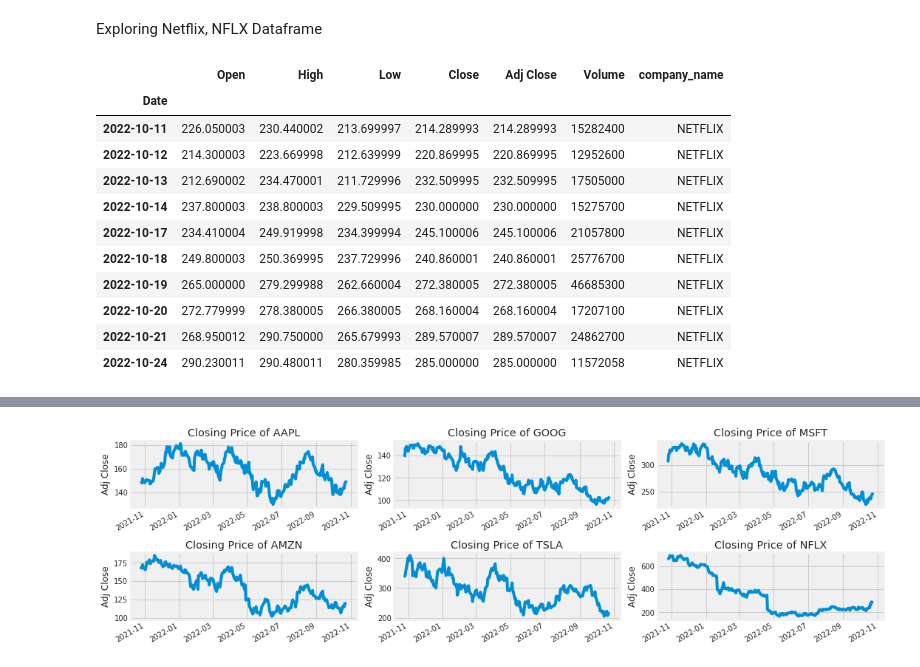
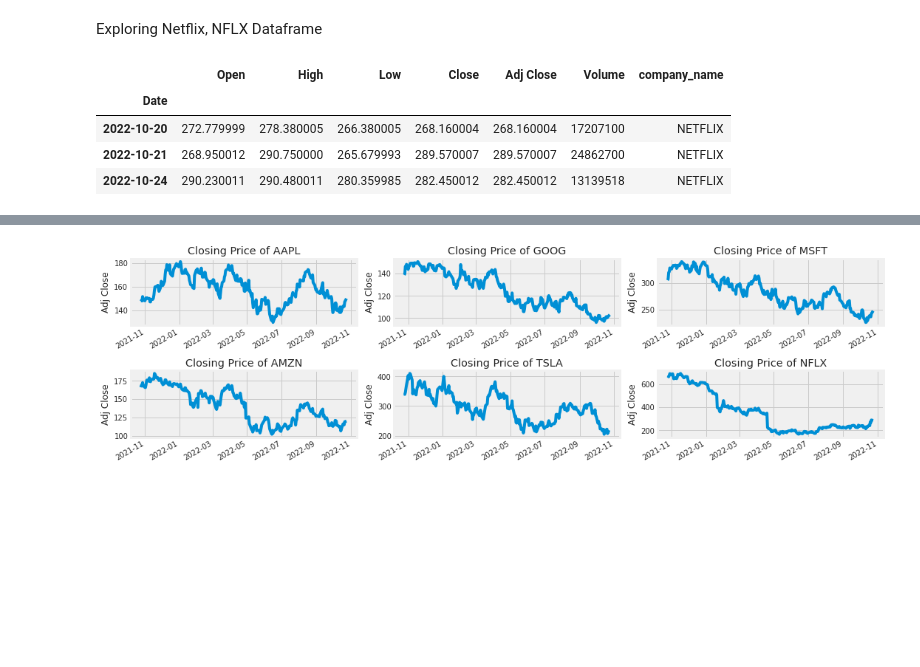
Before and after one commit to ChukwukaE/TAANG, a Jupyter notebook: stock_analysis_and_prediction_using_lstm.ipynb, the cells around one changed output, grey strips where cells are left out. Saved outputs shown, nothing was run; the diff lists cells and outputs as text; code cells hidden in the pictures; blank space fills up the shorter version.

```diff
--- a/stock_analysis_and_prediction_using_lstm.ipynb
+++ b/stock_analysis_and_prediction_using_lstm.ipynb
@@ -75,25 +61,18 @@ Exploring Netflix, NFLX Dataframe
 # %%
 company_list = [AAPL, GOOG, MSFT, AMZN, TSLA, NFLX]
 company_name = ["APPLE", "GOOGLE", "MICROSOFT", "AMAZON", 'TESLA','NETFLIX']
 
 for company, com_name in zip(company_list, company_name):
     company["company_name"] = com_name
 
 df = pd.concat(company_list, axis=0)
-df.tail(10)
+df.tail(3)
 # %% [output]
 |  | Open | High | Low | Close | Adj Close | Volume | company_name |
 | Date |  |  |  |  |  |  |  |
-| 2022-10-11 | 226.050003 | 230.440002 | 213.699997 | 214.289993 | 214.289993 | 15282400 | NETFLIX |
-| 2022-10-12 | 214.300003 | 223.669998 | 212.639999 | 220.869995 | 220.869995 | 12952600 | NETFLIX |
-| 2022-10-13 | 212.690002 | 234.470001 | 211.729996 | 232.509995 | 232.509995 | 17505000 | NETFLIX |
-| 2022-10-14 | 237.800003 | 238.800003 | 229.509995 | 230.000000 | 230.000000 | 15275700 | NETFLIX |
-| 2022-10-17 | 234.410004 | 249.919998 | 234.399994 | 245.100006 | 245.100006 | 21057800 | NETFLIX |
-| 2022-10-18 | 249.800003 | 250.369995 | 237.729996 | 240.860001 | 240.860001 | 25776700 | NETFLIX |
-| 2022-10-19 | 265.000000 | 279.299988 | 262.660004 | 272.380005 | 272.380005 | 46685300 | NETFLIX |
 | 2022-10-20 | 272.779999 | 278.380005 | 266.380005 | 268.160004 | 268.160004 | 17207100 | NETFLIX |
 | 2022-10-21 | 268.950012 | 290.750000 | 265.679993 | 289.570007 | 289.570007 | 24862700 | NETFLIX |
-| 2022-10-24 | 290.230011 | 290.480011 | 280.359985 | 285.000000 | 285.000000 | 11572058 | NETFLIX |
+| 2022-10-24 | 290.230011 | 290.480011 | 280.359985 | 282.450012 | 282.450012 | 13139518 | NETFLIX |
 # %%
 # Summary Stats
 NFLX.describe()
```
Also changed, not shown: parts of 5 cells of this notebook.
